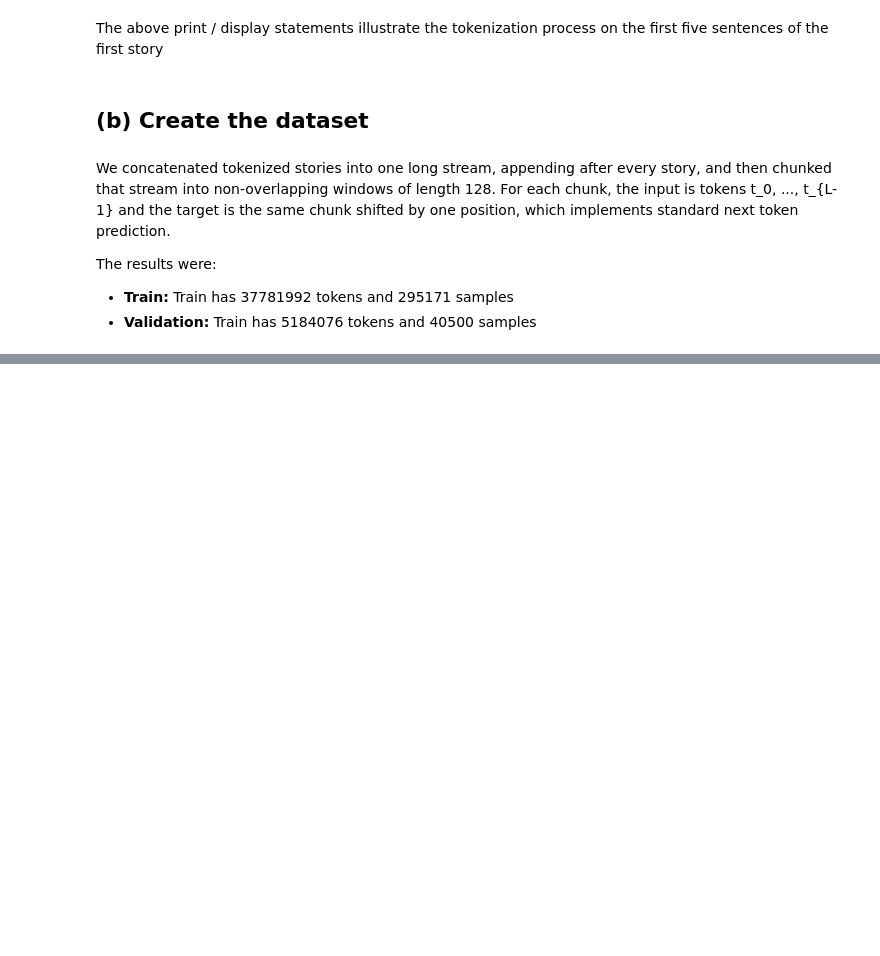
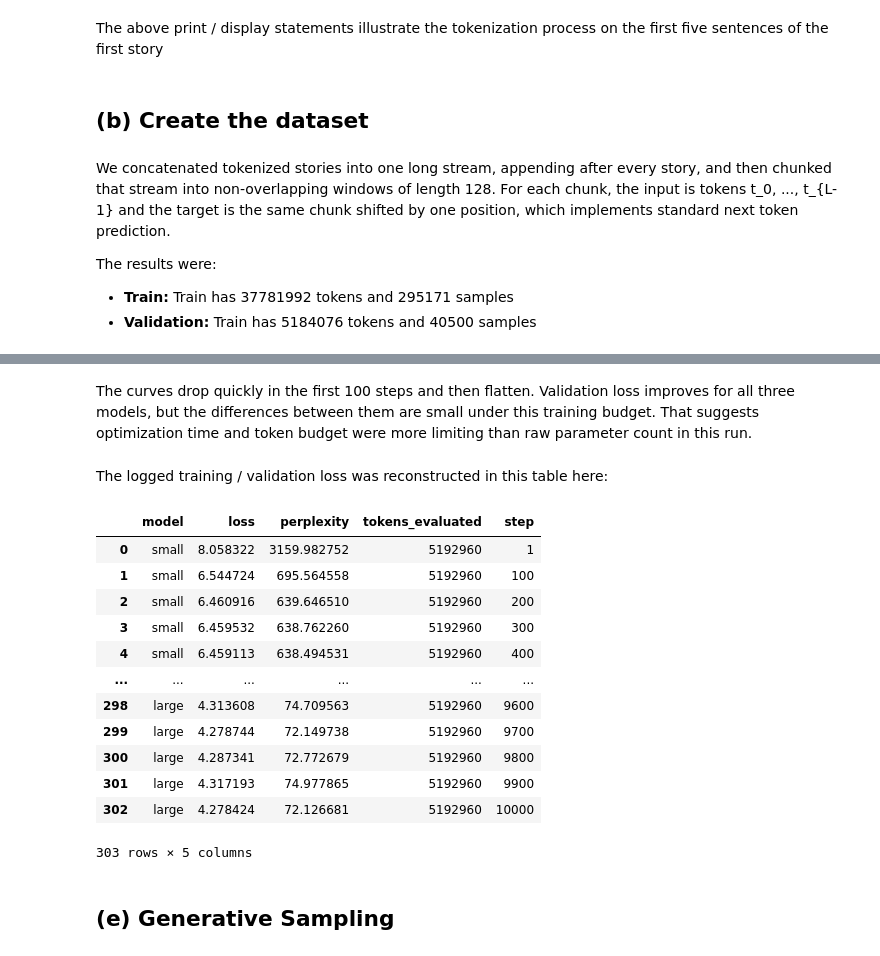
Before and after one commit to sanchitram1/242b-hw3, a Jupyter notebook: main.ipynb, the cells around one changed output, grey strips where cells are left out. Drawn from its saved outputs; the diff is of its cells as text; code cells hidden in the pictures; blank space fills up the shorter version.

```diff
--- a/main.ipynb
+++ b/main.ipynb
@@ -255,0 +690,19 @@ display(
+# %%
+results: dict[str, dict] = {}
+
+device = torch.device("cuda" if torch.cuda.is_available() else "cpu")
+
+for config in configs:
+    metrics_path = DIRECTORIES.plots / f"steps=10000/{config.name}.json"
+    if metrics_path.exists():
+        results[config.name] = json.loads(metrics_path.read_text(encoding="utf-8"))
+        continue
+    result = train_model(config, tokenizer, train_dataset, valid_dataset, device=device)
+    results[config.name] = result
+    save_json(result, metrics_path)
+
+    if device.type == "cuda":
+        torch.cuda.empty_cache()
+
+plot_training_curves(results, DIRECTORIES.plots / "training_loss_all_models.png")
+plot_validation_curves(results, DIRECTORIES.plots / "validation_loss_all_models.png")
@@ -255,0 +770,29 @@ display(
+# %% [markdown]
+The curves drop quickly in the first 100 steps and then flatten. Validation loss improves for all three models, but the differences between them are small under this training budget. That suggests optimization time and token budget were more limiting than raw parameter count in this run.
+# %% [markdown]
+The logged training / validation loss was reconstructed in this table here:
+# %%
+validation_tables = []
+for name, result in results.items():
+    df = pd.DataFrame(result["valid_history"])
+    df.insert(0, "model", name)
+    validation_tables.append(df)
+
+validation_history_df = pd.concat(validation_tables, ignore_index=True)
+display(validation_history_df)
+# %% [output]
+|  | model | loss | perplexity | tokens_evaluated | step |
+| 0 | small | 8.058322 | 3159.982752 | 5192960 | 1 |
+| 1 | small | 6.544724 | 695.564558 | 5192960 | 100 |
+| 2 | small | 6.460916 | 639.646510 | 5192960 | 200 |
+| 3 | small | 6.459532 | 638.762260 | 5192960 | 300 |
+| 4 | small | 6.459113 | 638.494531 | 5192960 | 400 |
+| ... | ... | ... | ... | ... | ... |
+| 298 | large | 4.313608 | 74.709563 | 5192960 | 9600 |
+| 299 | large | 4.278744 | 72.149738 | 5192960 | 9700 |
+| 300 | large | 4.287341 | 72.772679 | 5192960 | 9800 |
+| 301 | large | 4.317193 | 74.977865 | 5192960 | 9900 |
+| 302 | large | 4.278424 | 72.126681 | 5192960 | 10000 |
+303 rows × 5 columns
+# %% [markdown]
+## (e) Generative Sampling
```
Also changed, not shown: parts of 29 cells of this notebook, 10 other files.
